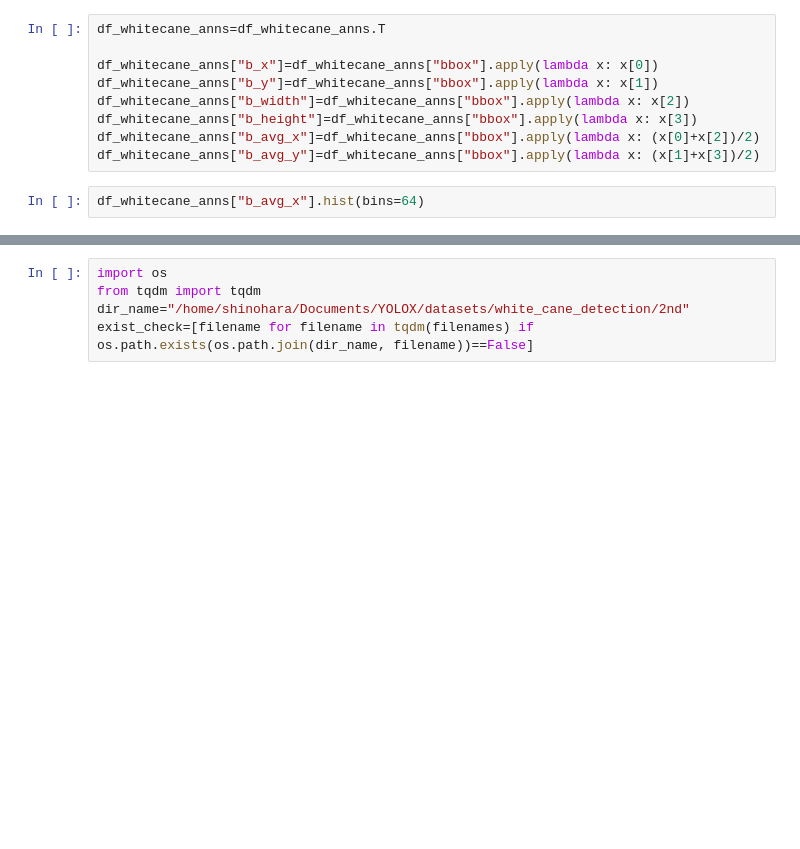
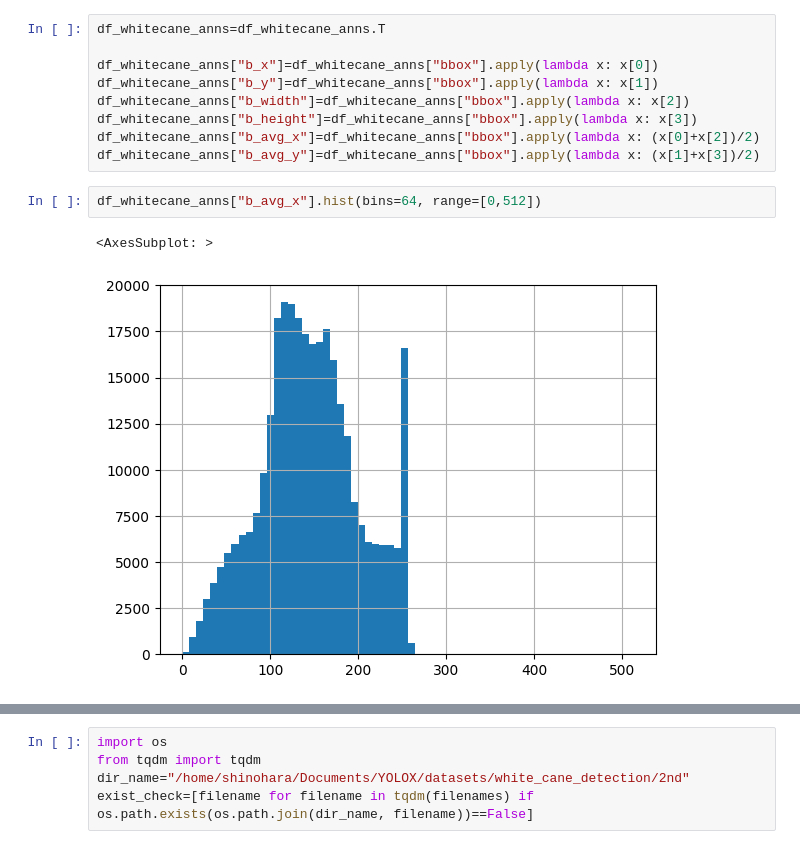
Before and after one commit to gw-shinohara/YOLOX, a Jupyter notebook: example/sandbox.ipynb, the cells around one changed output, grey strips where cells are left out. Cells and saved outputs as stored; diff of their text form; blank space fills up the shorter version.

```diff
--- a/example/sandbox.ipynb
+++ b/example/sandbox.ipynb
@@ -233,5 +233,8 @@ df_whitecane_anns["b_height"]=df_whitecane_anns["bbox"].apply(lambda x: x[3])
 df_whitecane_anns["b_avg_x"]=df_whitecane_anns["bbox"].apply(lambda x: (x[0]+x[2])/2)
 df_whitecane_anns["b_avg_y"]=df_whitecane_anns["bbox"].apply(lambda x: (x[1]+x[3])/2)
 # %%
-df_whitecane_anns["b_avg_x"].hist(bins=64)
+df_whitecane_anns["b_avg_x"].hist(bins=64, range=[0,512])
+# %% [output]
+<AxesSubplot: >
+[figure, added]
 # %%
```
Also changed, not shown: parts of 2 cells of this notebook, 12 other files.
